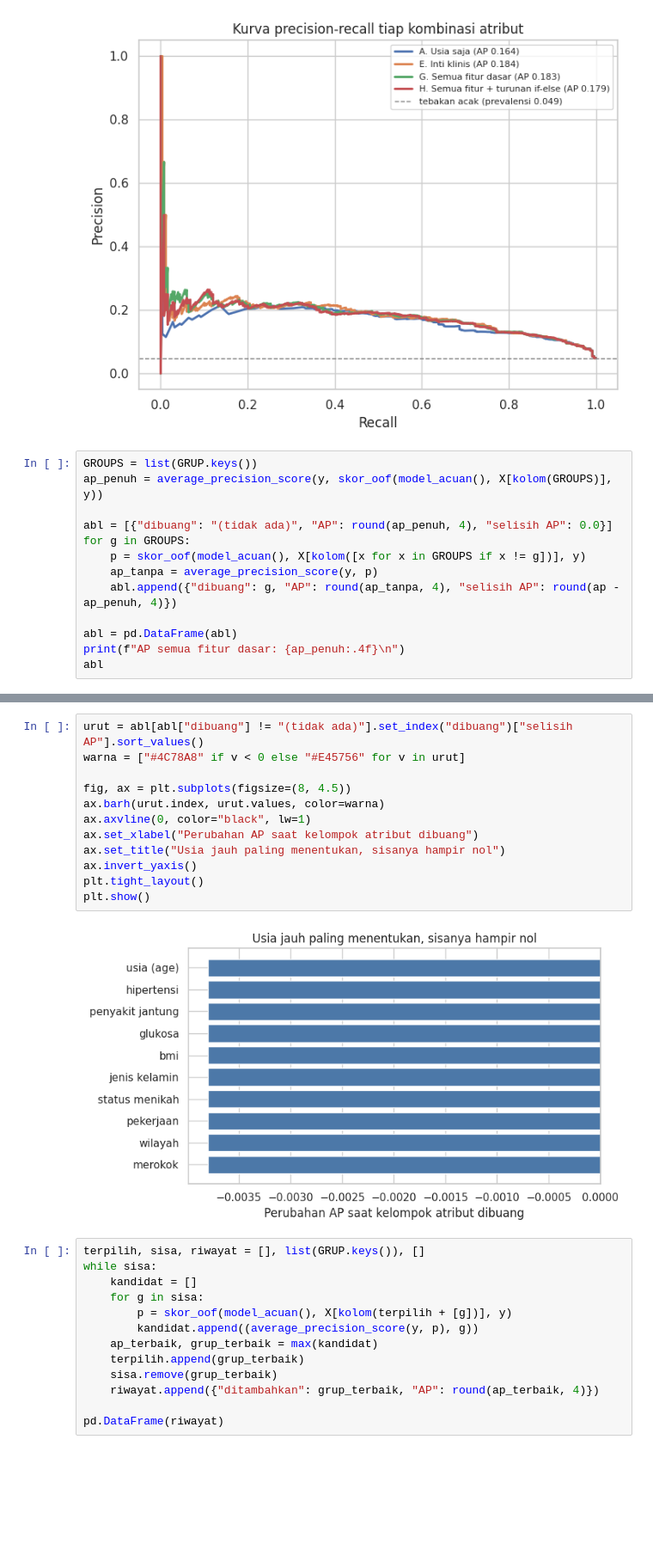
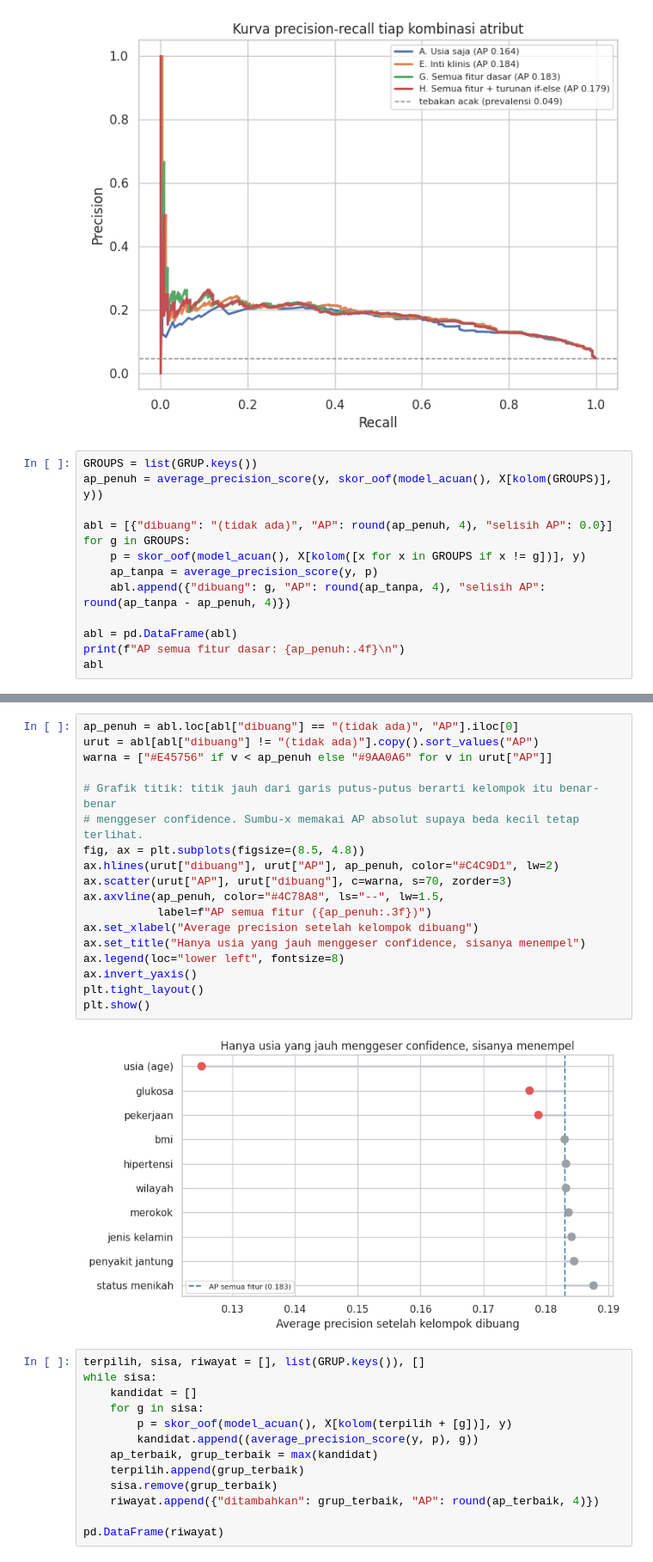
Before and after one commit to ravi-arnan/machine-learning, a Jupyter notebook: colab-hasil/13_uji_kombinasi_atribut_hasil.ipynb, the cells around one changed output, grey strips where cells are left out. Shown at 86% size. Saved outputs shown, nothing was run; the diff lists cells and outputs as text; blank space fills up the shorter version.

```diff
--- a/colab-hasil/13_uji_kombinasi_atribut_hasil.ipynb
+++ b/colab-hasil/13_uji_kombinasi_atribut_hasil.ipynb
@@ -244,7 +244,7 @@ abl = [{"dibuang": "(tidak ada)", "AP": round(ap_penuh, 4), "selisih AP": 0.0}]
 for g in GROUPS:
     p = skor_oof(model_acuan(), X[kolom([x for x in GROUPS if x != g])], y)
     ap_tanpa = average_precision_score(y, p)
-    abl.append({"dibuang": g, "AP": round(ap_tanpa, 4), "selisih AP": round(ap - ap_penuh, 4)})
+    abl.append({"dibuang": g, "AP": round(ap_tanpa, 4), "selisih AP": round(ap_tanpa - ap_penuh, 4)})
 
 abl = pd.DataFrame(abl)
 print(f"AP semua fitur dasar: {ap_penuh:.4f}\n")
@@ -266,17 +266,23 @@ AP semua fitur dasar: 0.1830
 # %%
-urut = abl[abl["dibuang"] != "(tidak ada)"].set_index("dibuang")["selisih AP"].sort_values()
-warna = ["#4C78A8" if v < 0 else "#E45756" for v in urut]
+ap_penuh = abl.loc[abl["dibuang"] == "(tidak ada)", "AP"].iloc[0]
+urut = abl[abl["dibuang"] != "(tidak ada)"].copy().sort_values("AP")
+warna = ["#E45756" if v < ap_penuh else "#9AA0A6" for v in urut["AP"]]
 
-fig, ax = plt.subplots(figsize=(8, 4.5))
-ax.barh(urut.index, urut.values, color=warna)
-ax.axvline(0, color="black", lw=1)
-ax.set_xlabel("Perubahan AP saat kelompok atribut dibuang")
-ax.set_title("Usia jauh paling menentukan, sisanya hampir nol")
+# Grafik titik: titik jauh dari garis putus-putus berarti kelompok itu benar-benar
+# menggeser confidence. Sumbu-x memakai AP absolut supaya beda kecil tetap terlihat.
+fig, ax = plt.subplots(figsize=(8.5, 4.8))
+ax.hlines(urut["dibuang"], urut["AP"], ap_penuh, color="#C4C9D1", lw=2)
+ax.scatter(urut["AP"], urut["dibuang"], c=warna, s=70, zorder=3)
+ax.axvline(ap_penuh, color="#4C78A8", ls="--", lw=1.5,
+           label=f"AP semua fitur ({ap_penuh:.3f})")
+ax.set_xlabel("Average precision setelah kelompok dibuang")
+ax.set_title("Hanya usia yang jauh menggeser confidence, sisanya menempel")
+ax.legend(loc="lower left", fontsize=8)
 ax.invert_yaxis()
 plt.tight_layout()
 plt.show()
 # %% [output]
-[figure, old version]
+[figure, new version]
 # %%
 terpilih, sisa, riwayat = [], list(GRUP.keys()), []
 while sisa:
```
Also changed, not shown: parts of 3 cells of this notebook, 1 other file.
